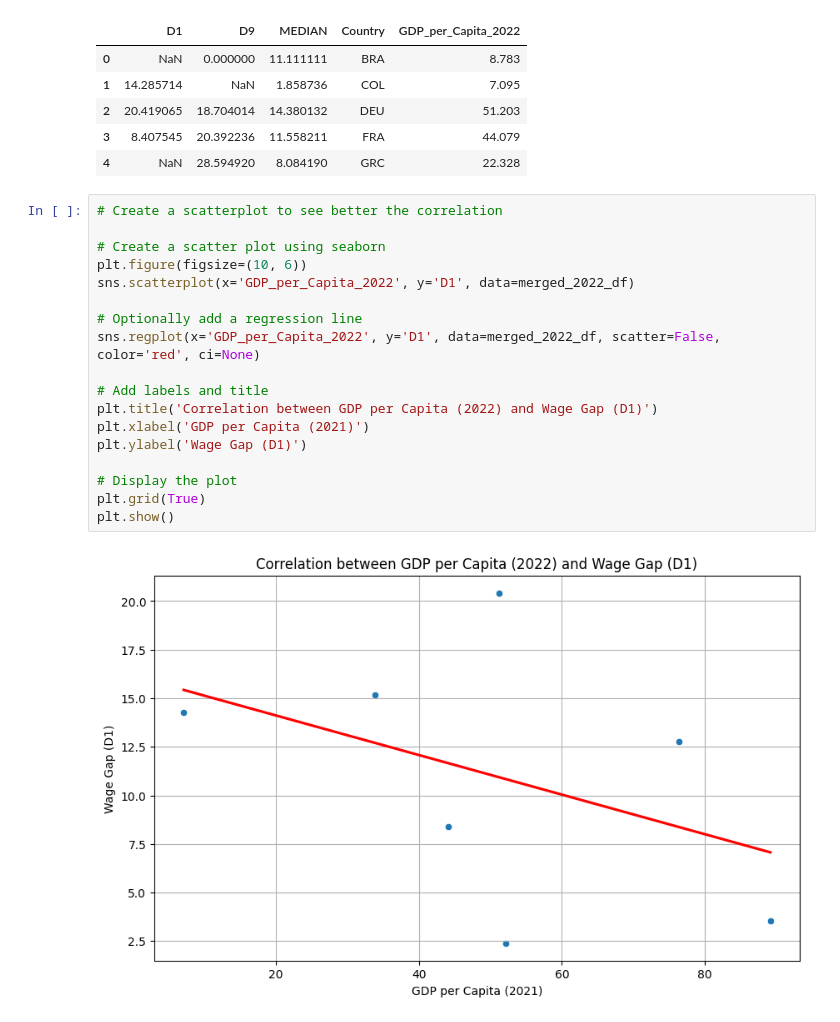
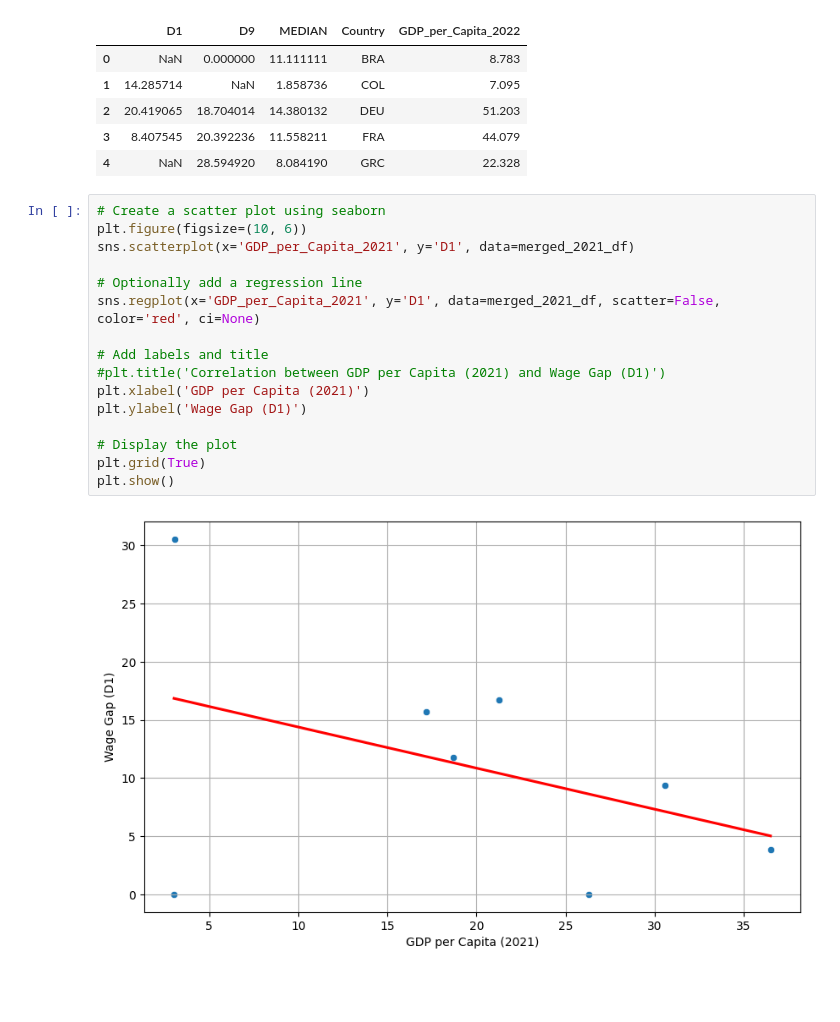
Before and after one commit to PaolaGaray/FirstProject, a Jupyter notebook: notebooks/load_and_clean_data_paola.ipynb, the cells around one changed output. Cells and saved outputs as stored; diff of their text form; blank space fills up the shorter version.

```diff
--- a/notebooks/load_and_clean_data_paola.ipynb
+++ b/notebooks/load_and_clean_data_paola.ipynb
@@ -413,22 +413,20 @@ display(merged_2022_df.head())
 | 3 | 8.407545 | 20.392236 | 11.558211 | FRA | 44.079 |
 | 4 | NaN | 28.594920 | 8.084190 | GRC | 22.328 |
 # %%
-# Create a scatterplot to see better the correlation
-
 # Create a scatter plot using seaborn
 plt.figure(figsize=(10, 6))
-sns.scatterplot(x='GDP_per_Capita_2022', y='D1', data=merged_2022_df)
+sns.scatterplot(x='GDP_per_Capita_2021', y='D1', data=merged_2021_df)
 
 # Optionally add a regression line
-sns.regplot(x='GDP_per_Capita_2022', y='D1', data=merged_2022_df, scatter=False, color='red', ci=None)
+sns.regplot(x='GDP_per_Capita_2021', y='D1', data=merged_2021_df, scatter=False, color='red', ci=None)
 
 # Add labels and title
-plt.title('Correlation between GDP per Capita (2022) and Wage Gap (D1)')
+#plt.title('Correlation between GDP per Capita (2021) and Wage Gap (D1)')
 plt.xlabel('GDP per Capita (2021)')
 plt.ylabel('Wage Gap (D1)')
 
 # Display the plot
 plt.grid(True)
 plt.show()
 # %% [output]
-[figure, old version]
+[figure, new version]
```
Also changed, not shown: parts of 3 cells of this notebook, 8 other files.
